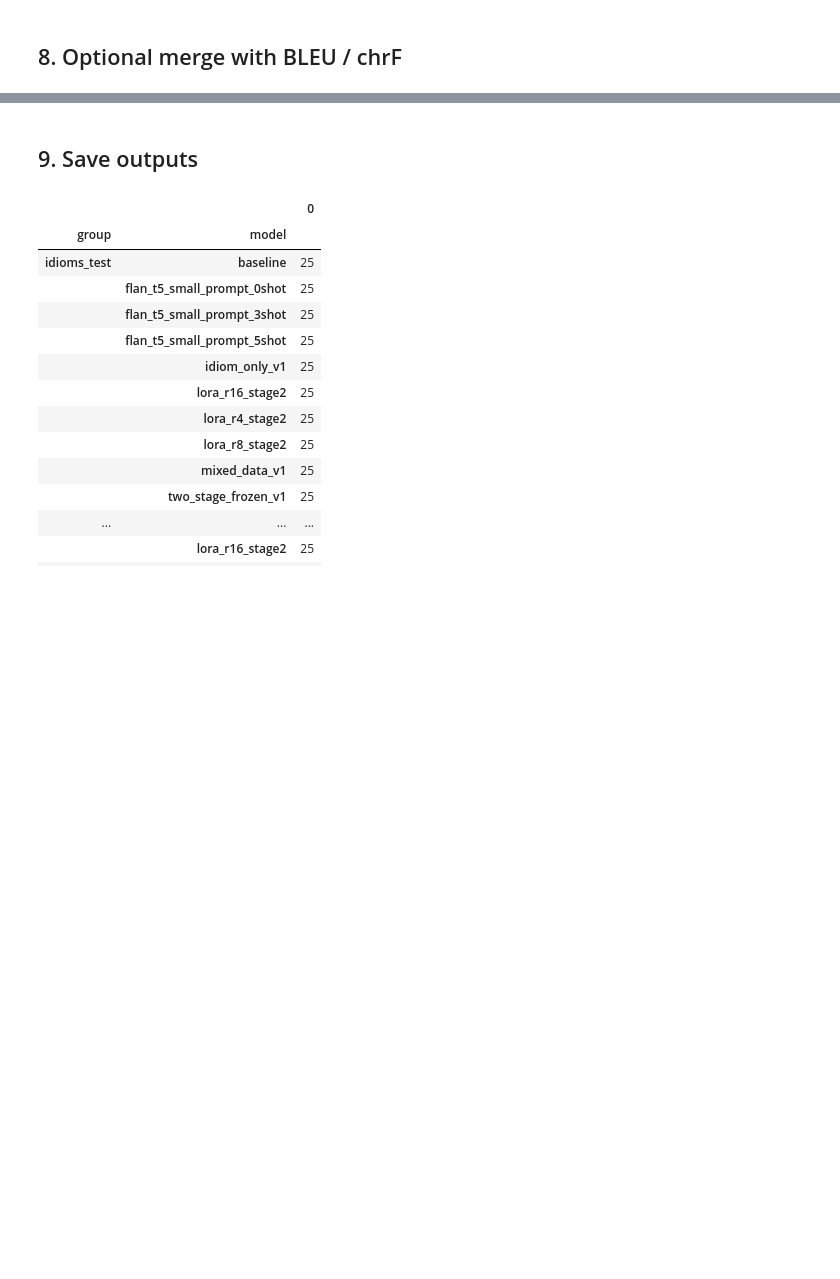
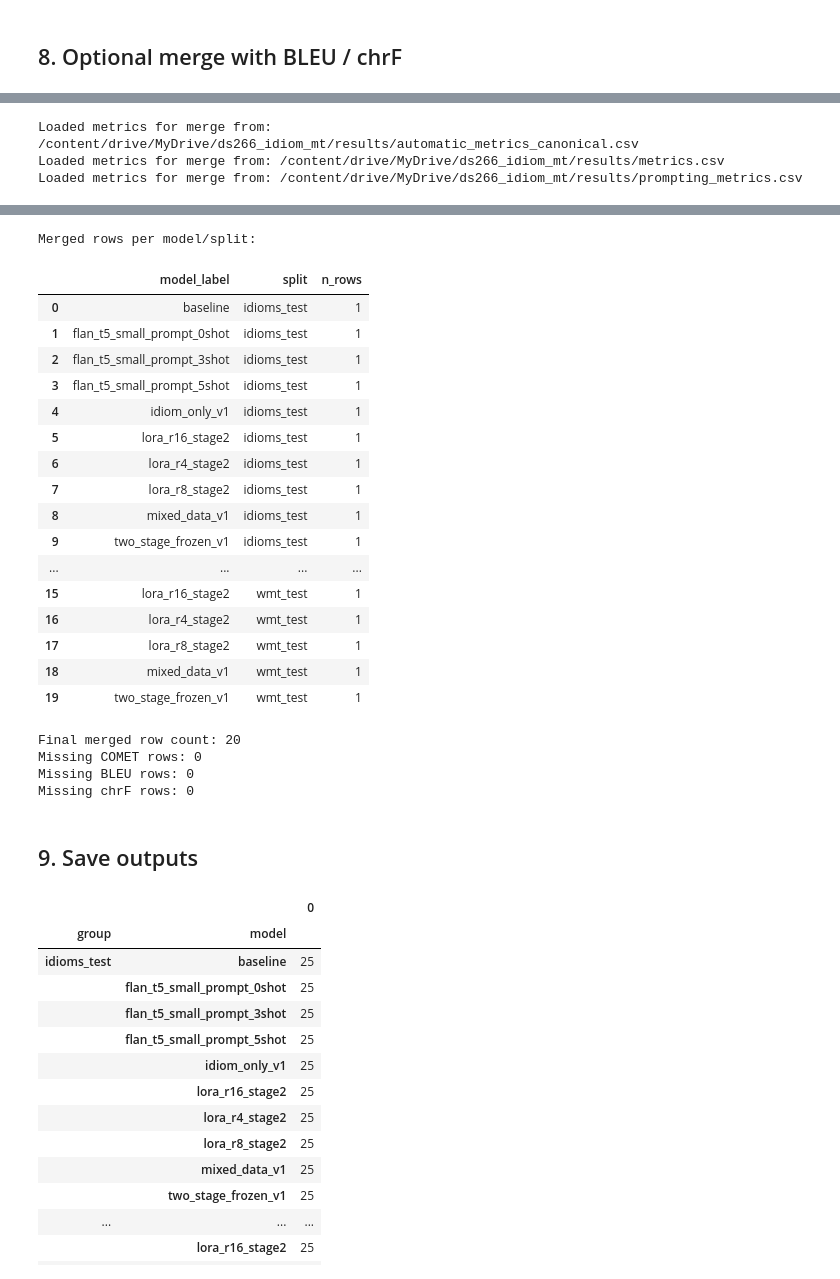
Before and after one commit to auntiepersilla/Idiom_Aware_MT_Finetuning_EN-DE, a Jupyter notebook: notebooks/30_eval_idiom_aware_MT_COMET.ipynb, the cells around one changed output, grey strips where cells are left out. Drawn from its saved outputs; the diff is of its cells as text; code cells hidden in the pictures; blank space fills up the shorter version.

Commit message:
updates automatic_plus_comet.csv appropriately now

```diff
--- a/notebooks/30_eval_idiom_aware_MT_COMET.ipynb
+++ b/notebooks/30_eval_idiom_aware_MT_COMET.ipynb
@@ -595,0 +733,18 @@ if merged_df is not None:
+# %%
+merged_df = try_merge_metrics(by_group_df)
+if merged_df is not None:
+    display(merged_df.head())
+    print("Merged rows per model/split:")
+    integrity_df = (
+        merged_df.groupby(["model_label", "split"]).size().rename("n_rows").reset_index()
+        .sort_values(["split", "model_label"]).reset_index(drop=True)
+    )
+    display(integrity_df)
+    print("Final merged row count:", len(merged_df))
+    print("Missing COMET rows:", int(merged_df["comet_mean"].isna().sum()))
+    print("Missing BLEU rows:", int(merged_df["bleu"].isna().sum()) if "bleu" in merged_df.columns else "bleu column missing")
+    print("Missing chrF rows:", int(merged_df["chrf"].isna().sum()) if "chrf" in merged_df.columns else "chrf column missing")
+# %% [output]
+Loaded metrics for merge from: /content/drive/MyDrive/ds266_idiom_mt/results/automatic_metrics_canonical.csv
+Loaded metrics for merge from: /content/drive/MyDrive/ds266_idiom_mt/results/metrics.csv
+Loaded metrics for merge from: /content/drive/MyDrive/ds266_idiom_mt/results/prompting_metrics.csv
@@ -596,3 +757,25 @@ if merged_df is not None:
+Merged rows per model/split:
+|  | model_label | split | n_rows |
+| 0 | baseline | idioms_test | 1 |
+| 1 | flan_t5_small_prompt_0shot | idioms_test | 1 |
+| 2 | flan_t5_small_prompt_3shot | idioms_test | 1 |
+| 3 | flan_t5_small_prompt_5shot | idioms_test | 1 |
+| 4 | idiom_only_v1 | idioms_test | 1 |
+| 5 | lora_r16_stage2 | idioms_test | 1 |
+| 6 | lora_r4_stage2 | idioms_test | 1 |
+| 7 | lora_r8_stage2 | idioms_test | 1 |
+| 8 | mixed_data_v1 | idioms_test | 1 |
+| 9 | two_stage_frozen_v1 | idioms_test | 1 |
+| ... | ... | ... | ... |
+| 15 | lora_r16_stage2 | wmt_test | 1 |
+| 16 | lora_r4_stage2 | wmt_test | 1 |
+| 17 | lora_r8_stage2 | wmt_test | 1 |
+| 18 | mixed_data_v1 | wmt_test | 1 |
+| 19 | two_stage_frozen_v1 | wmt_test | 1 |
+Final merged row count: 20
+Missing COMET rows: 0
+Missing BLEU rows: 0
+Missing chrF rows: 0
 # %% [markdown]
 ## 9. Save outputs
 # %%
```
Also changed, not shown: parts of 6 cells of this notebook.
